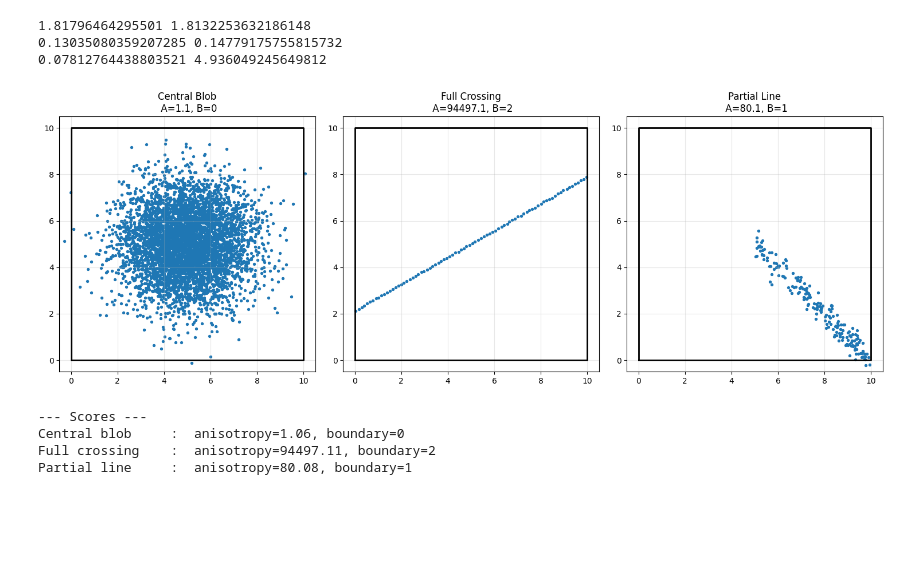
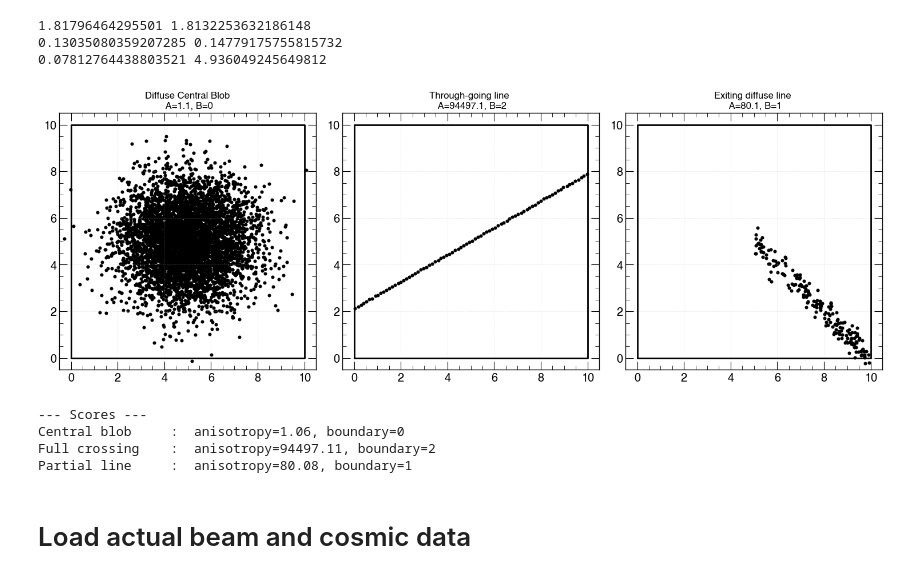
Before and after one commit to kwawrows/fd-hd-benchmark-trigger, a Jupyter notebook: CosmicTaggerTest.ipynb, the cells around one changed output. Saved outputs shown, nothing was run; the diff lists cells and outputs as text; code cells hidden in the pictures; blank space fills up the shorter version.

```diff
--- a/CosmicTaggerTest.ipynb
+++ b/CosmicTaggerTest.ipynb
@@ -4,3 +4,6 @@ import matplotlib.pyplot as plt
 import pandas as pd
 import warnings
 warnings.filterwarnings('ignore')
+
+import dunestyle.matplotlib as dunestyle
+colors = plt.rcParams['axes.prop_cycle'].by_key()['color']
@@ -7,25 +11,0 @@ warnings.filterwarnings('ignore')
-# %%
-box_size = 10
-n_points = 500
-
-# Random points uniformly distributed in the box
-x = np.random.uniform(0, box_size, n_points)
-y = np.random.uniform(0, box_size, n_points)
-
-fig, ax = plt.subplots(figsize=(6, 6))
-
-ax.scatter(x, y, s=10, alpha=0.7)
-
-#  box edges
-box_x = [0, box_size, box_size, 0, 0]
-box_y = [0, 0, box_size, box_size, 0]
-ax.plot(box_x, box_y, 'k-', linewidth=2)
-
-ax.set_xlim(-0.5, box_size + 0.5)
-ax.set_ylim(-0.5, box_size + 0.5)
-ax.set_aspect('equal')
-ax.set_xlabel('x')
-ax.set_ylabel('y')
-ax.set_title(f'{n_points} Random Points in a {box_size}×{box_size} Box')
-
-plt.show()
@@ -99,7 +77,7 @@ y1 = center[1] + t*np.sin(theta) + np.random.normal(0, 1.35, n1)
 A1, B1 = score_track(x1, y1, box_size)
 
 axes[0].scatter(x1, y1, s=8)
-axes[0].set_title(f"Central Blob\n A={A1:.1f}, B={B1}")
+axes[0].set_title(f"Diffuse Central Blob\n A={A1:.1f}, B={B1}", fontsize=12)
 
 
 # Scenario 2: Full crossing line
@@ -116,7 +94,7 @@ mask = (x2 >= 0) & (x2 <= box_size) & (y2 >= 0) & (y2 <= box_size)
 A2, B2 = score_track(x2[mask], y2[mask], box_size)
 
 axes[1].scatter(x2[mask], y2[mask], s=8)
-axes[1].set_title(f"Full Crossing\n A={A2:.1f}, B={B2}")
+axes[1].set_title(f"Through-going line \n A={A2:.1f}, B={B2}", fontsize=12)
 
 
 # Scenario 3: Partial line
@@ -129,38 +107,40 @@ x3 = center[0] + t*np.cos(theta) + np.random.normal(0, 0.01, n3)
 y3 = center[1] + t*np.sin(theta) + np.random.normal(0, 0.3, n3)
 
 A3, B3 = score_track(x3, y3, box_size)
 
 axes[2].scatter(x3, y3, s=8)
-axes[2].set_title(f"Partial Line\n A={A3:.1f}, B={B3}")
+axes[2].set_title(f"Exiting diffuse line \n A={A3:.1f}, B={B3}", fontsize=12)
 
 
 #PLOT
 box_x = [0, box_size, box_size, 0, 0]
 box_y = [0, 0, box_size, box_size, 0]
 
 for ax in axes:
     ax.plot(box_x, box_y, 'k-', lw=2)
     ax.set_xlim(-0.5, box_size + 0.5)
     ax.set_ylim(-0.5, box_size + 0.5)
     ax.set_aspect('equal')
     ax.grid(alpha=0.3)
 
 plt.tight_layout()
 plt.show()
 
 
 print("\n--- Scores ---")
 print(f"Central blob     :  anisotropy={A1:.2f}, boundary={B1}")
 print(f"Full crossing    :  anisotropy={A2:.2f}, boundary={B2}")
 print(f"Partial line     :  anisotropy={A3:.2f}, boundary={B3}")
 # %% [output]
 1.81796464295501 1.8132253632186148
 0.13035080359207285 0.14779175755815732
 0.07812764438803521 4.936049245649812
-[figure, old version]
+[figure, new version]
 --- Scores ---
 Central blob     :  anisotropy=1.06, boundary=0
 Full crossing    :  anisotropy=94497.11, boundary=2
 Partial line     :  anisotropy=80.08, boundary=1
+# %% [markdown]
+# Load actual beam and cosmic data
 # %%
 tps= pd.read_pickle("./trig_data/cosmics/cosmic_tps_13k_view2_1.pkl")
```
Also changed, not shown: parts of 33 cells of this notebook.
